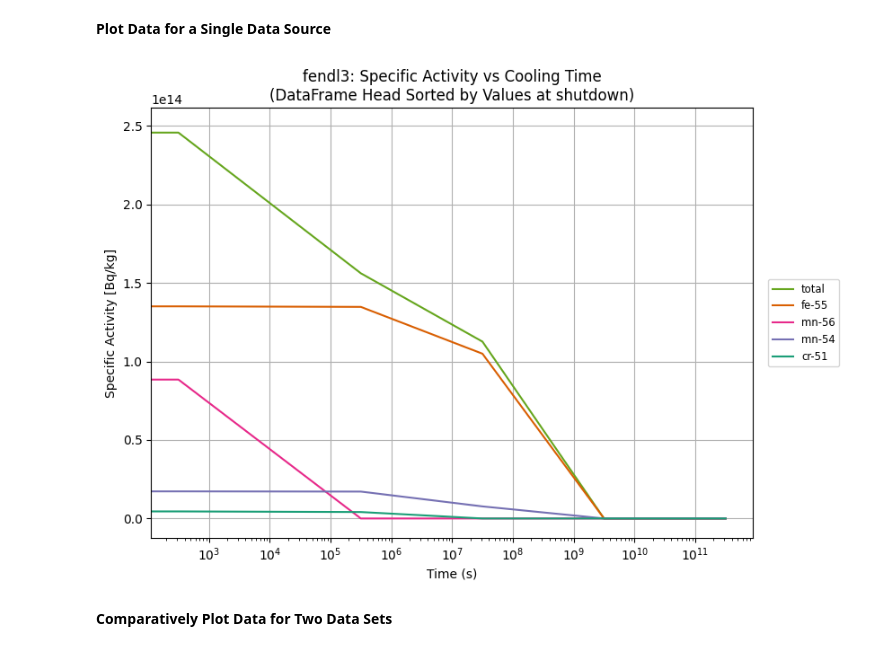
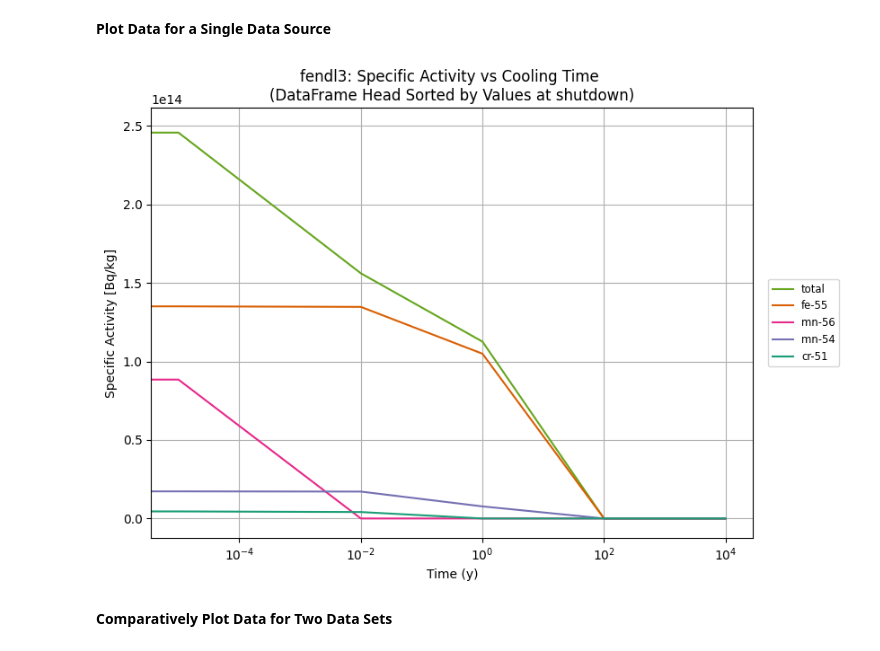
Before and after one commit to svalinn/ALARA, a Jupyter notebook: tools/single_nuc_notebook.ipynb, the cells around one changed output. Saved outputs shown, nothing was run; the diff lists cells and outputs as text; code cells hidden in the pictures.

```diff
--- a/tools/single_nuc_notebook.ipynb
+++ b/tools/single_nuc_notebook.ipynb
@@ -63,12 +63,13 @@ dfs['fendl3_Specific_Activity']['Data']
 # %%
 importlib.reload(sn)
 sn.plot_single_nuc(
     dfs['fendl3_Specific_Activity'],
     total=True,
-    head=5
+    head=5,
+    seconds=False
 )
 # %% [output]
-[figure, old version]
+[figure, new version]
 # %% [markdown]
 **Comparatively Plot Data for Two Data Sets**
 # %%
```
Also changed, not shown: parts of 7 cells of this notebook, 1 other file.
